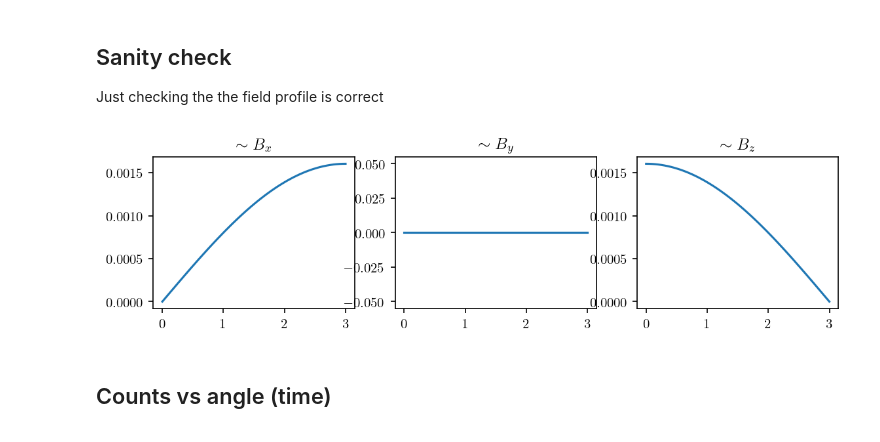
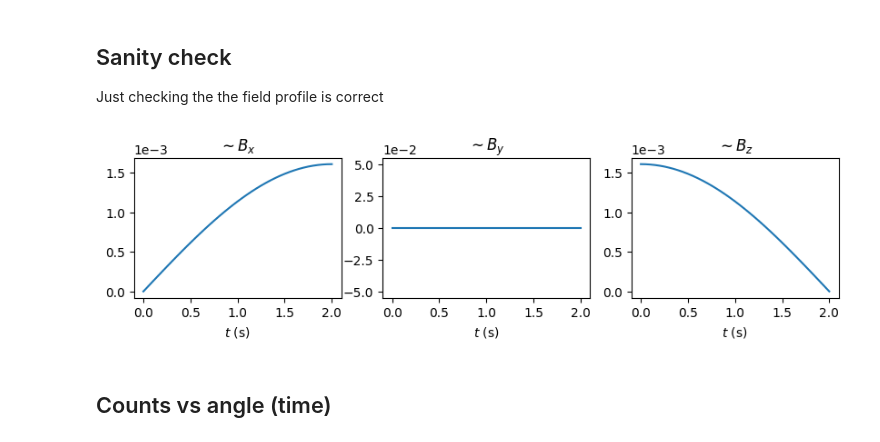
Before and after one commit to leogabac/reentrancy, a Jupyter notebook: src/notebooks/test11.ipynb, the cells around one changed output. Saved outputs shown, nothing was run; the diff lists cells and outputs as text; code cells hidden in the pictures.

```diff
--- a/src/notebooks/test11.ipynb
+++ b/src/notebooks/test11.ipynb
@@ -38,30 +38,17 @@ DATA_PATH = '../../data/test11'
 MOUNT_DRIVE = '/home/frieren/BIG/'
 PROJECT = 'reentrancy'
 DATA_PATH = os.path.join(MOUNT_DRIVE, PROJECT,'test11')
+SIZE = 10
 # %% [markdown]
 ## Sanity check
 
 Just checking the the field profile is correct
-# %%
-ctrj_raw = pd.read_csv(os.path.join(DATA_PATH,'10','3','20mT/trj10.csv'), index_col=[0,1])
-
-fig, axes = plt.subplots(1,3,figsize=(9,2),dpi=150)
-
-ax = axes[0]
-ax.plot(np.array(ctrj_raw.loc[idx[:,1],"t"]),np.array(ctrj_raw.loc[idx[:,1],"mux"]))
-ax.set_title("$\\sim B_x$")
-
-ax = axes[1]
-ax.plot(np.array(ctrj_raw.loc[idx[:,1],"t"]),np.array(ctrj_raw.loc[idx[:,1],"muy"]))
-ax.set_title("$\\sim B_y$")
-
-ax = axes[2]
-ax.plot(np.array(ctrj_raw.loc[idx[:,1],"t"]),np.array(ctrj_raw.loc[idx[:,1],"muz"]))
-ax.set_title("$\\sim B_z$")
-
-plt.show()
-# %% [output]
-[figure, removed]
+# %%
+trj = ice.trajectory(os.path.join(DATA_PATH,str(SIZE),'2','20mT/trj10.csv'))
+trj.load()
+trj.profile()
+# %% [output]
+[figure, added]
 # %% [markdown]
 ## Counts vs angle (time)
 # %%
```
Also changed, not shown: parts of 7 cells of this notebook, 6 other files.
